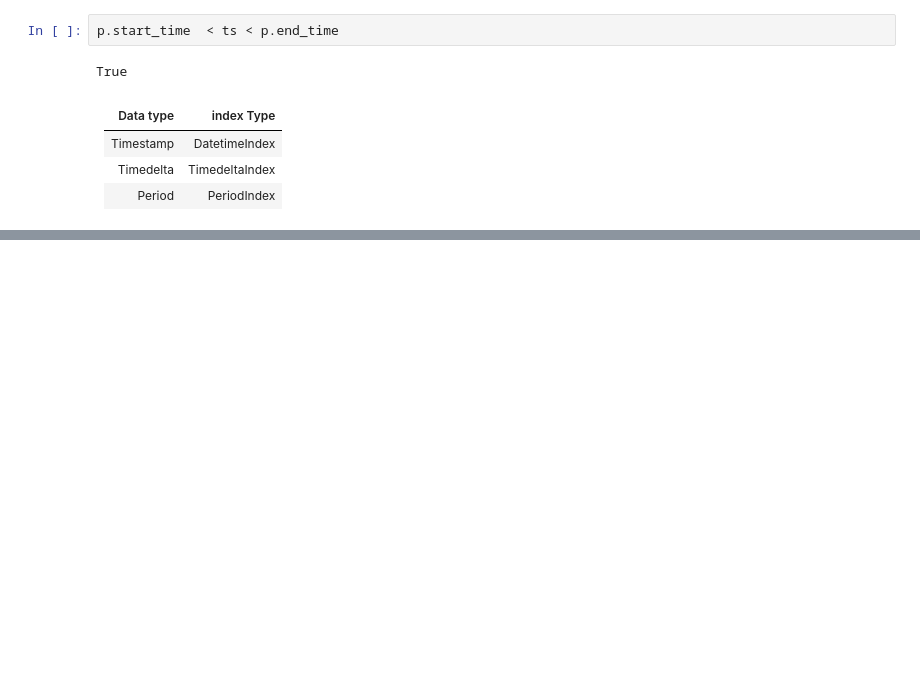
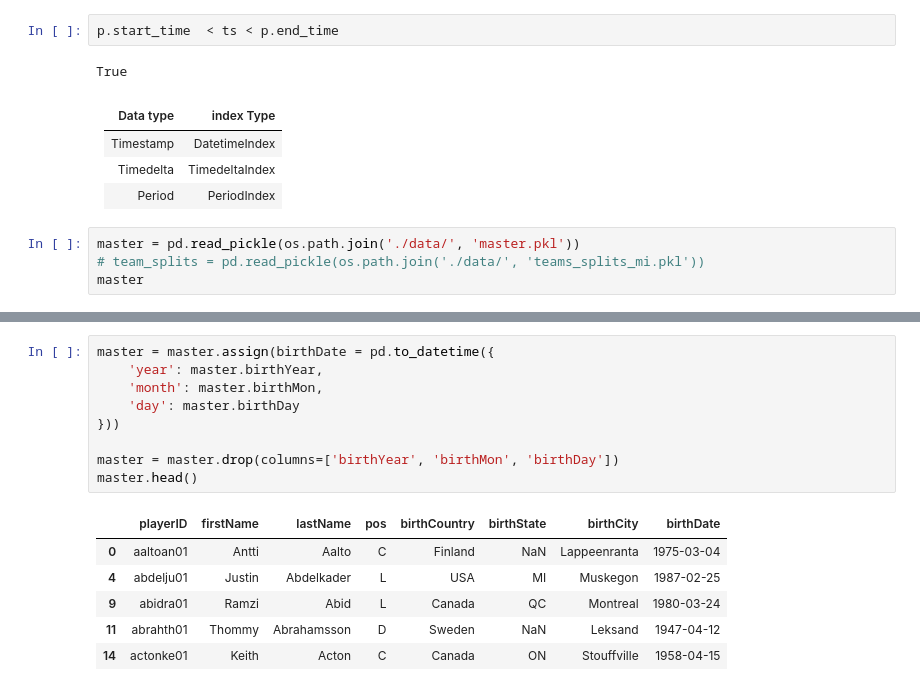
Before and after one commit to yaowenqiang/panda_playbook, a Jupyter notebook: advanced_pandas.ipynb, the cells around one changed output, grey strips where cells are left out. Cells and saved outputs as stored; diff of their text form; blank space fills up the shorter version.

```diff
--- a/advanced_pandas.ipynb
+++ b/advanced_pandas.ipynb
@@ -1512,3 +1512,7 @@ True
 | Timestamp | DatetimeIndex |
 | Timedelta | TimedeltaIndex |
 | Period | PeriodIndex |
+# %%
+master = pd.read_pickle(os.path.join('./data/', 'master.pkl'))
+# team_splits = pd.read_pickle(os.path.join('./data/', 'teams_splits_mi.pkl'))
+master
@@ -1514,0 +1533,16 @@ True
+# %%
+master = master.assign(birthDate = pd.to_datetime({
+    'year': master.birthYear,
+    'month': master.birthMon,
+    'day': master.birthDay
+}))
+
+master = master.drop(columns=['birthYear', 'birthMon', 'birthDay'])
+master.head()
+# %% [output]
+|  | playerID | firstName | lastName | pos | birthCountry | birthState | birthCity | birthDate |
+| 0 | aaltoan01 | Antti | Aalto | C | Finland | NaN | Lappeenranta | 1975-03-04 |
+| 4 | abdelju01 | Justin | Abdelkader | L | USA | MI | Muskegon | 1987-02-25 |
+| 9 | abidra01 | Ramzi | Abid | L | Canada | QC | Montreal | 1980-03-24 |
+| 11 | abrahth01 | Thommy | Abrahamsson | D | Sweden | NaN | Leksand | 1947-04-12 |
+| 14 | actonke01 | Keith | Acton | C | Canada | ON | Stouffville | 1958-04-15 |
```
Also changed, not shown: parts of 20 cells of this notebook.
